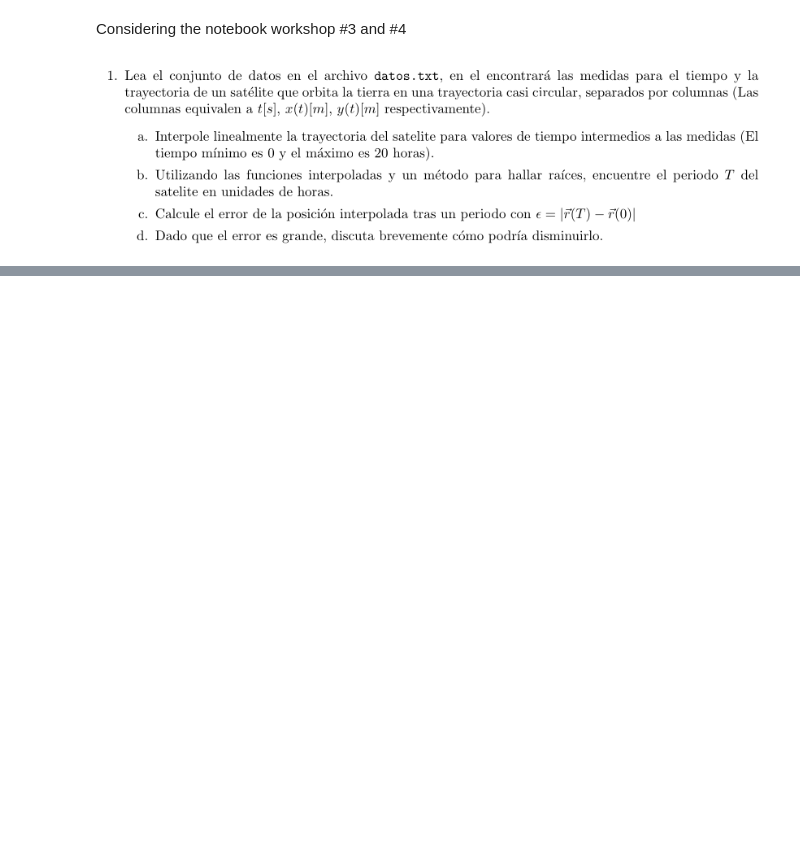
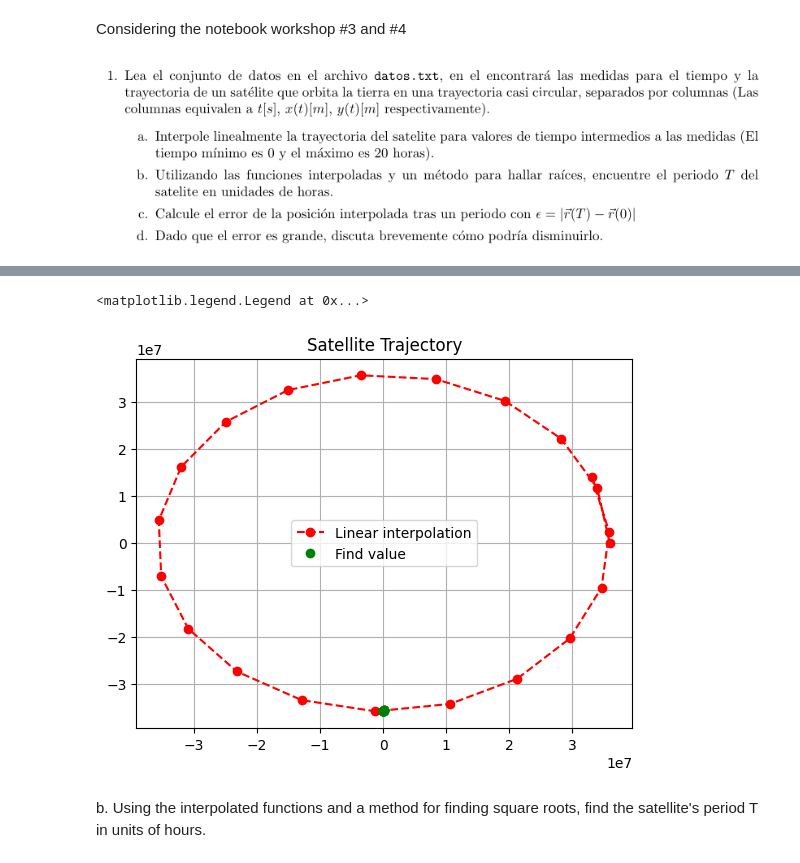
Before and after one commit to DavidOlmos03/metodosComputacionales, a Jupyter notebook: talleres/tarea_3.ipynb, the cells around one changed output, grey strips where cells are left out. Saved outputs shown, nothing was run; the diff lists cells and outputs as text; code cells hidden in the pictures; blank space fills up the shorter version.

Commit message:
linear interpolate of the satellite's track

```diff
--- a/talleres/tarea_3.ipynb
+++ b/talleres/tarea_3.ipynb
@@ -18,6 +15,0 @@ print(time_df[3])
-# %%
-def f(x):
-    return np.sin(x)
-
-xn=np.linspace(0,2*np.pi,9)
-yn=f(xn)
@@ -33,3 +28,25 @@ def linear_interpolation(x_int, xn, yn):
             y_int = ((yn[i+1]-yn[i])/(xn[i+1]-xn[i]))*(x-xn[i]) + yn[i]
             break
     return y_int
+# %%
+# Interpolation process
+xn = x_df
+yn = y_df
+
+x_sol = []
+y_sol = []
+for i in range(1,len(time_df)):
+    x_sol.append(time_df[i])
+    y_sol.append(linear_interpolation(x_sol[i-1],xn,yn))
+
+#print(x_sol)
+plt.plot(xn, yn, 'o--', color="red", label="Linear interpolation")
+plt.title("Satellite Trajectory")
+plt.plot(x_sol, y_sol,'o', color='green', label='Find value')
+plt.grid()
+plt.legend()
+# %% [output]
+<matplotlib.legend.Legend at 0x...>
+[figure, added]
+# %% [markdown]
+b. Using the interpolated functions and a method for finding square roots, find the satellite's period T in units of hours.
```
Also changed, not shown: parts of 8 cells of this notebook.
